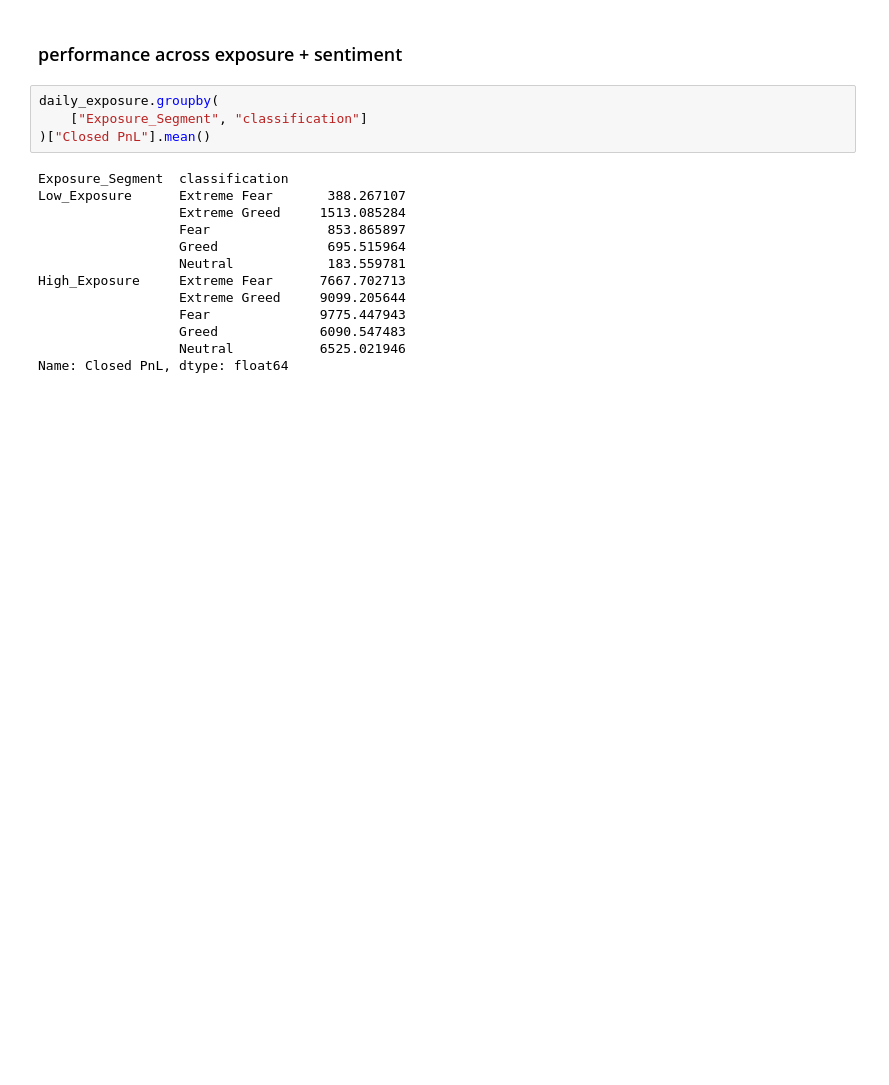
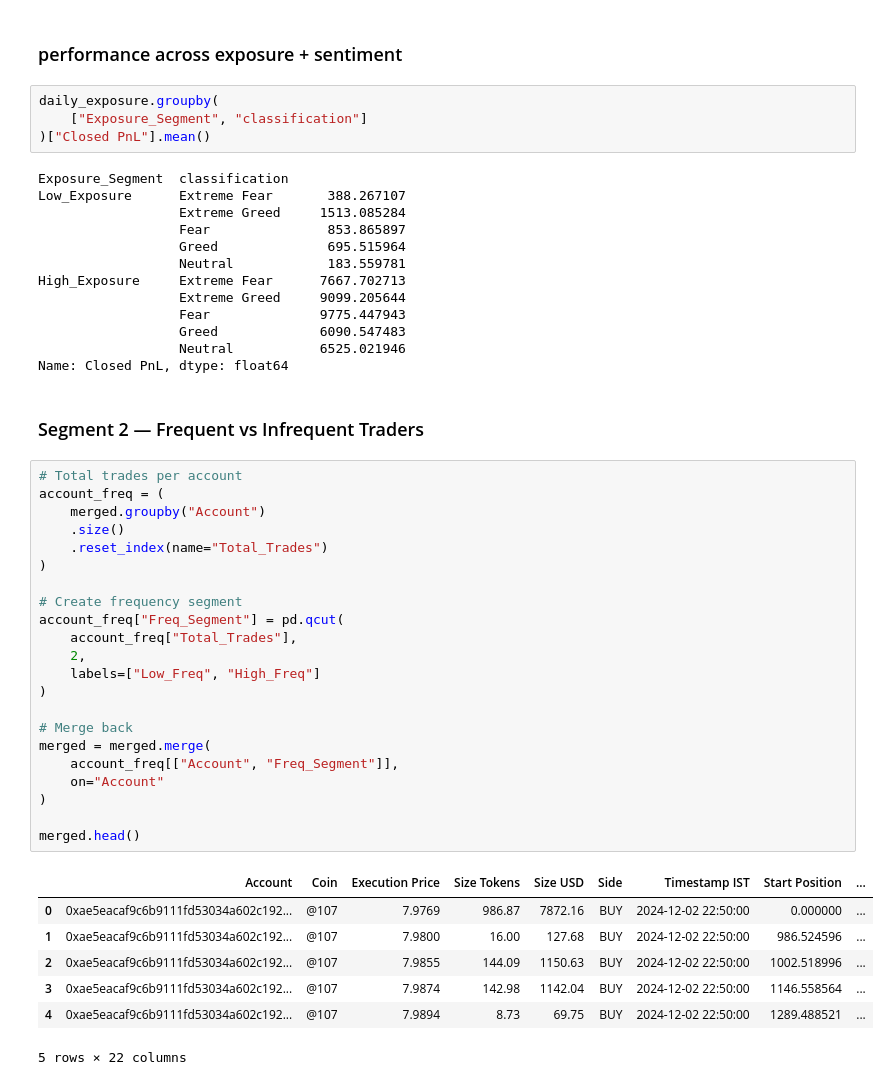
Before and after one commit to Anil-939181/Trader-Performance-vs-Market-Sentiment, a Jupyter notebook: notebooks/Analysis.ipynb, the cells around one changed output. Cells and saved outputs as stored; diff of their text form; blank space fills up the shorter version.

Commit message:
Segment traders into high vs low frequency groups and compare regime performance

```diff
--- a/notebooks/Analysis.ipynb
+++ b/notebooks/Analysis.ipynb
@@ -406,3 +406,35 @@ High_Exposure     Extreme Fear      7667.702713
                   Greed             6090.547483
                   Neutral           6525.021946
 Name: Closed PnL, dtype: float64
+# %% [markdown]
+### Segment 2 — Frequent vs Infrequent Traders
+# %%
+# Total trades per account
+account_freq = (
+    merged.groupby("Account")
+    .size()
+    .reset_index(name="Total_Trades")
+)
+
+# Create frequency segment
+account_freq["Freq_Segment"] = pd.qcut(
+    account_freq["Total_Trades"],
+    2,
+    labels=["Low_Freq", "High_Freq"]
+)
+
+# Merge back
+merged = merged.merge(
+    account_freq[["Account", "Freq_Segment"]],
+    on="Account"
+)
+
+merged.head()
+# %% [output]
+|  | Account | Coin | Execution Price | Size Tokens | Size USD | Side | Timestamp IST | Start Position | ... |
+| 0 | 0xae5eacaf9c6b9111fd53034a602c192... | @107 | 7.9769 | 986.87 | 7872.16 | BUY | 2024-12-02 22:50:00 | 0.000000 | ... |
+| 1 | 0xae5eacaf9c6b9111fd53034a602c192... | @107 | 7.9800 | 16.00 | 127.68 | BUY | 2024-12-02 22:50:00 | 986.524596 | ... |
+| 2 | 0xae5eacaf9c6b9111fd53034a602c192... | @107 | 7.9855 | 144.09 | 1150.63 | BUY | 2024-12-02 22:50:00 | 1002.518996 | ... |
+| 3 | 0xae5eacaf9c6b9111fd53034a602c192... | @107 | 7.9874 | 142.98 | 1142.04 | BUY | 2024-12-02 22:50:00 | 1146.558564 | ... |
+| 4 | 0xae5eacaf9c6b9111fd53034a602c192... | @107 | 7.9894 | 8.73 | 69.75 | BUY | 2024-12-02 22:50:00 | 1289.488521 | ... |
+5 rows × 22 columns
```
Also changed, not shown: parts of 1 cell of this notebook.
